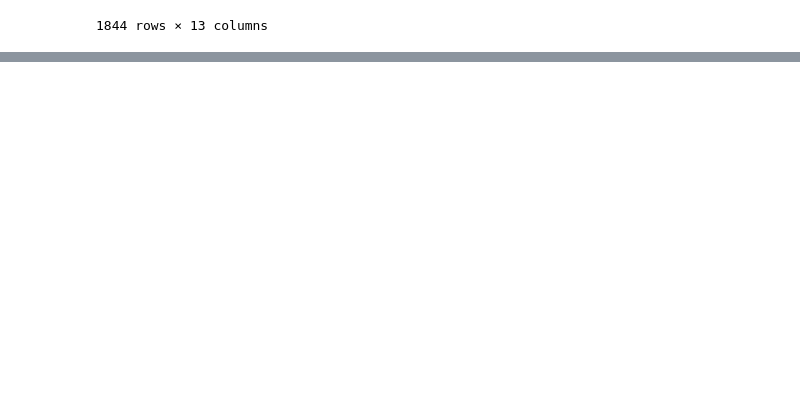
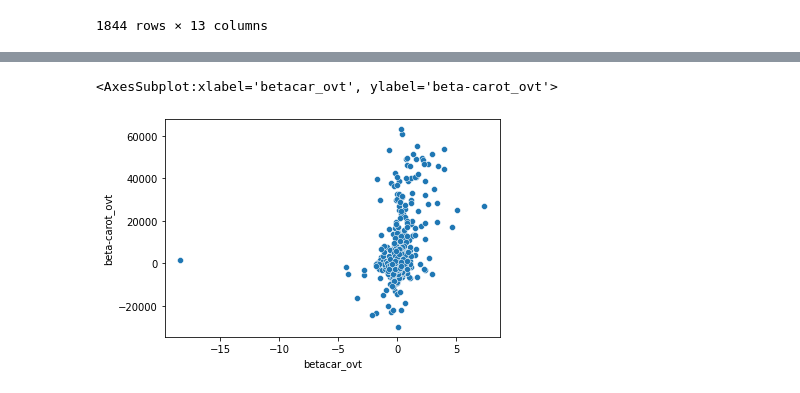
Before and after one commit to pndang/Project_WHEL, a Jupyter notebook: exploratory_analysis_2.ipynb, the cells around one changed output, grey strips where cells are left out. Saved outputs shown, nothing was run; the diff lists cells and outputs as text; code cells hidden in the pictures; blank space fills up the shorter version.

```diff
--- a/exploratory_analysis_2.ipynb
+++ b/exploratory_analysis_2.ipynb
@@ -185,0 +263,5 @@ ovrt
+# %%
+sns.scatterplot(data=ovrt, x='betacar_ovt', y='beta-carot_ovt')
+# %% [output]
+<AxesSubplot:xlabel='betacar_ovt', ylabel='beta-carot_ovt'>
+[figure, added]
```
Also changed, not shown: parts of 10 cells of this notebook.
